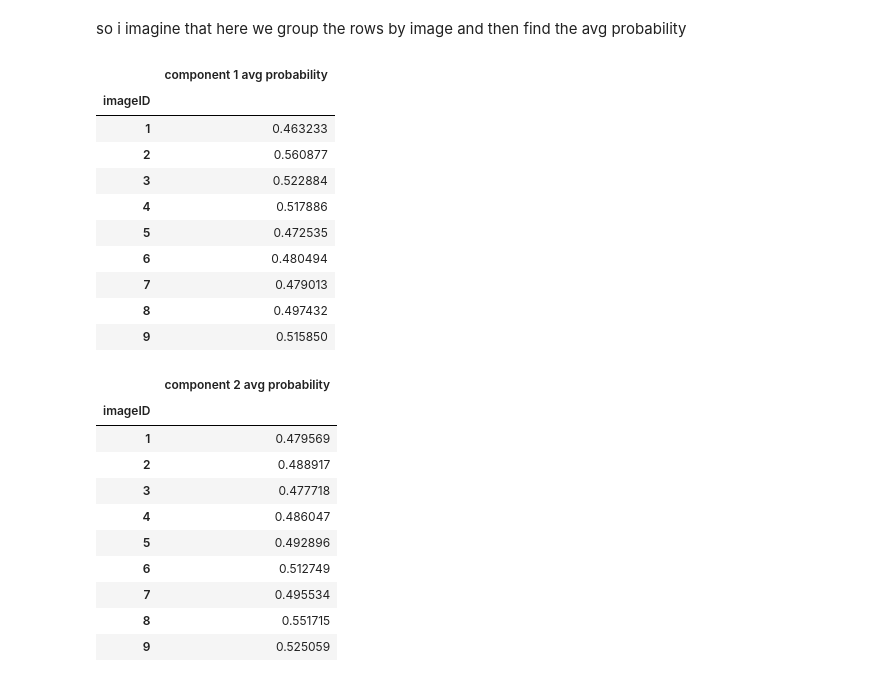
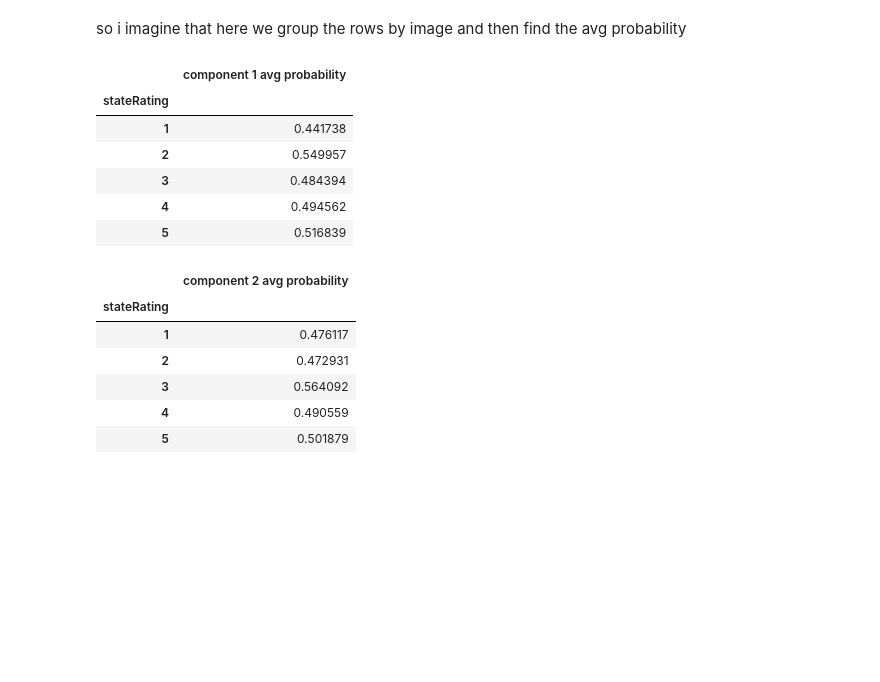
Before and after one commit to BCMarquez/RSA-NN, a Jupyter notebook: irony/irony/Experiment 1.ipynb, the cells around one changed output. Drawn from its saved outputs; the diff is of its cells as text; code cells hidden in the pictures; blank space fills up the shorter version.

Commit message:
average per state correction

```diff
--- a/irony/irony/Experiment 1.ipynb
+++ b/irony/irony/Experiment 1.ipynb
@@ -133,41 +129,33 @@ By calculating the average probabilities of positive valence and high arousal gi
 # %% [markdown]
 so i imagine that here we group the rows by image and then find the avg probability
 # %%
-ids = np.array(df["imageID"])[indices0]
+ids = np.array(df["stateRating"])[indices0]
 
-d = {'imageID': ids, 'component 1 avg probability': y0}
+d = {'stateRating': ids, 'component 1 avg probability': y0}
 df = pd.DataFrame(data=d)
-df.groupby('imageID').mean()
+df.groupby('stateRating').mean()
 # %% [output]
 |  | component 1 avg probability |
-| imageID |  |
-| 1 | 0.463233 |
-| 2 | 0.560877 |
-| 3 | 0.522884 |
-| 4 | 0.517886 |
-| 5 | 0.472535 |
-| 6 | 0.480494 |
-| 7 | 0.479013 |
-| 8 | 0.497432 |
-| 9 | 0.515850 |
+| stateRating |  |
+| 1 | 0.441738 |
+| 2 | 0.549957 |
+| 3 | 0.484394 |
+| 4 | 0.494562 |
+| 5 | 0.516839 |
 # %%
-ids = np.array(df["imageID"])[indices1]
+ids = np.array(df["stateRating"])[indices1]
 
-d = {'imageID': ids, 'component 2 avg probability': y1}
+d = {'stateRating': ids, 'component 2 avg probability': y1}
 df = pd.DataFrame(data=d)
-df.groupby('imageID').mean()
+df.groupby('stateRating').mean()
 # %% [output]
 |  | component 2 avg probability |
-| imageID |  |
-| 1 | 0.479569 |
-| 2 | 0.488917 |
-| 3 | 0.477718 |
-| 4 | 0.486047 |
-| 5 | 0.492896 |
-| 6 | 0.512749 |
-| 7 | 0.495534 |
-| 8 | 0.551715 |
-| 9 | 0.525059 |
+| stateRating |  |
+| 1 | 0.476117 |
+| 2 | 0.472931 |
+| 3 | 0.564092 |
+| 4 | 0.490559 |
+| 5 | 0.501879 |
 # %%
 # I accidently confused affect with state when trying to calculate priors.
 # However this code is pretty neat so I'm going to keep it in case I need it later
```
Also changed, not shown: parts of 2 cells of this notebook.
